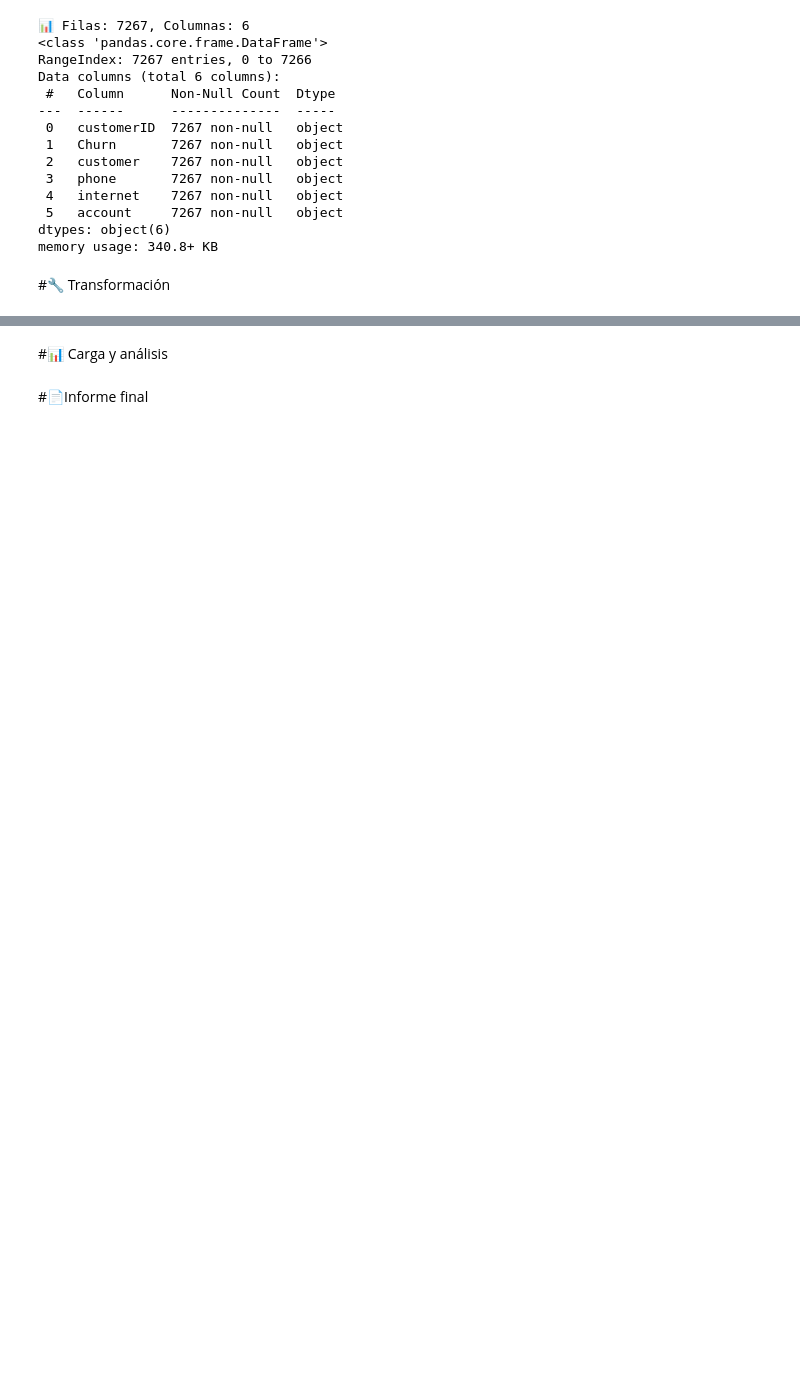
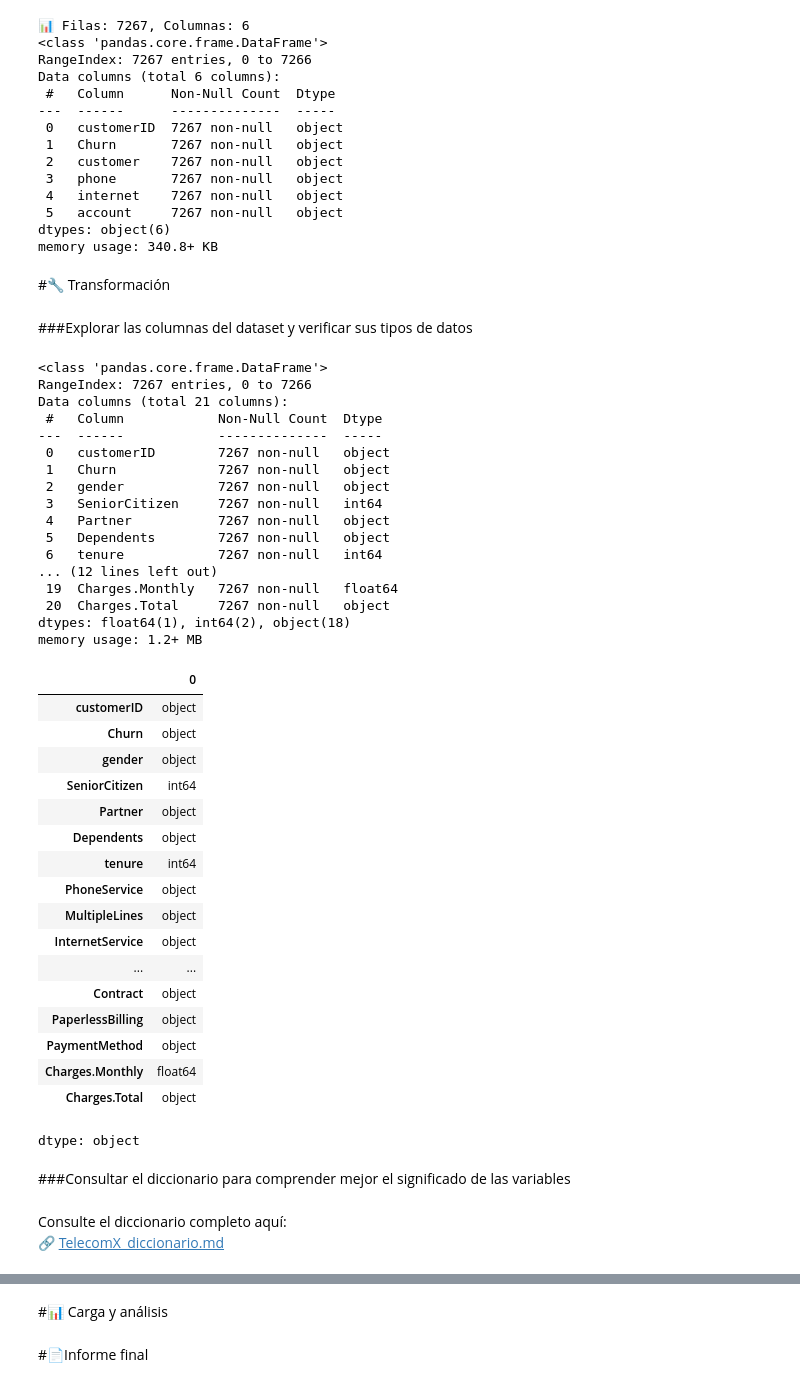
Before and after one commit to CSebasGC/csgc_TelecomX_parte2, a Jupyter notebook: TelecomX_LATAM.ipynb, the cells around one changed output, grey strips where cells are left out. Saved outputs shown, nothing was run; the diff lists cells and outputs as text; code cells hidden in the pictures; blank space fills up the shorter version.

Commit message:
Se creó con Colab

```diff
--- a/TelecomX_LATAM.ipynb
+++ b/TelecomX_LATAM.ipynb
@@ -53,3 +53,61 @@ dtypes: object(6)
 memory usage: 340.8+ KB
 # %% [markdown]
 #🔧 Transformación
+# %% [markdown]
+###Explorar las columnas del dataset y verificar sus tipos de datos
+# %%
+# Expandir columnas anidadas en columnas planas
+df_customer = pd.json_normalize(df['customer'])
+df_phone = pd.json_normalize(df['phone'])
+df_internet = pd.json_normalize(df['internet'])
+df_account = pd.json_normalize(df['account'])
+
+# Combinar todo en un DataFrame final
+df_final = pd.concat([df[['customerID', 'Churn']], df_customer, df_phone, df_internet, df_account], axis=1)
+# %%
+# Vista general de las columnas y tipos de datos
+df_final.info()
+
+# Tipos de datos por separado (más limpio)
+df_final.dtypes
+# %% [output]
+<class 'pandas.core.frame.DataFrame'>
+RangeIndex: 7267 entries, 0 to 7266
+Data columns (total 21 columns):
+ #   Column            Non-Null Count  Dtype
+---  ------            --------------  -----
+ 0   customerID        7267 non-null   object
+ 1   Churn             7267 non-null   object
+ 2   gender            7267 non-null   object
+ 3   SeniorCitizen     7267 non-null   int64
+ 4   Partner           7267 non-null   object
+ 5   Dependents        7267 non-null   object
+ 6   tenure            7267 non-null   int64
+... (12 lines left out)
+ 19  Charges.Monthly   7267 non-null   float64
+ 20  Charges.Total     7267 non-null   object
+dtypes: float64(1), int64(2), object(18)
+memory usage: 1.2+ MB
+|  | 0 |
+| customerID | object |
+| Churn | object |
+| gender | object |
+| SeniorCitizen | int64 |
+| Partner | object |
+| Dependents | object |
+| tenure | int64 |
+| PhoneService | object |
+| MultipleLines | object |
+| InternetService | object |
+| ... | ... |
+| Contract | object |
+| PaperlessBilling | object |
+| PaymentMethod | object |
+| Charges.Monthly | float64 |
+| Charges.Total | object |
+dtype: object
+# %% [markdown]
+###Consultar el diccionario para comprender mejor el significado de las variables
+# %% [markdown]
+Consulte el diccionario completo aquí:
+🔗 [TelecomX_diccionario.md](https://github.com/CSebasGC/desafio_colab_csgc_TelecomX/blob/main/TelecomX_diccionario.md)
```
Also changed, not shown: parts of 12 cells of this notebook.
